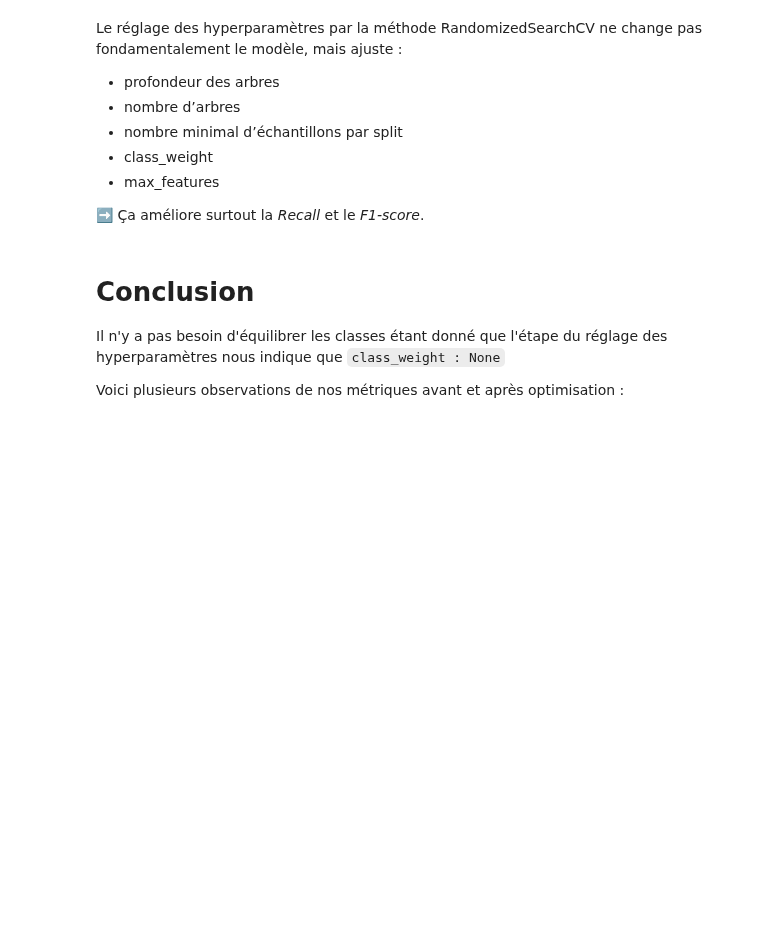
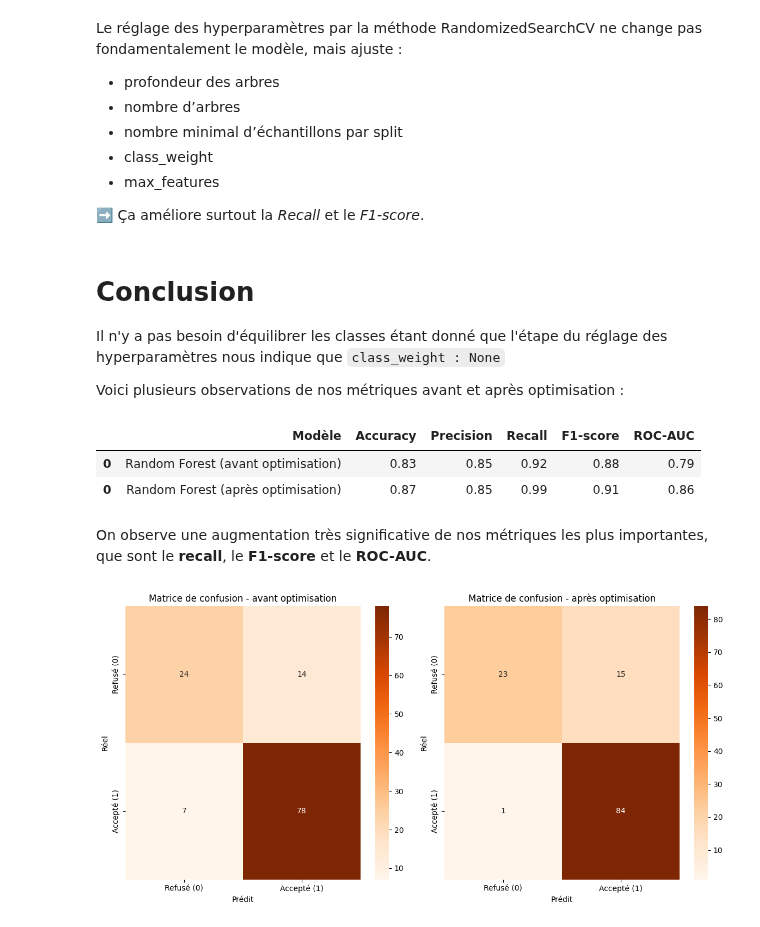
Before and after one commit to ach224/Prediction_eligibilite_pret_bancaire, a Jupyter notebook: Optimisation_Aïcha.ipynb, the cells around one changed output. Saved outputs shown, nothing was run; the diff lists cells and outputs as text; code cells hidden in the pictures; blank space fills up the shorter version.

Commit message:
Matrice de confusion

```diff
--- a/Optimisation_Aïcha.ipynb
+++ b/Optimisation_Aïcha.ipynb
@@ -257,3 +257,39 @@ Le réglage des hyperparamètres par la méthode RandomizedSearchCV ne change pa
 Il n'y a pas besoin d'équilibrer les classes étant donné que l'étape du réglage des hyperparamètres nous indique que `class_weight : None`
 
 Voici plusieurs observations de nos métriques avant et après optimisation :
+# %%
+RF_after_rsCV["Modèle"] = "Random Forest (après optimisation)"
+RF_after_opt = RF_after_rsCV
+RF_compare = pd.concat([RF_before_opt, RF_after_opt])
+display(RF_compare.round(2))
+# %% [output]
+|  | Modèle | Accuracy | Precision | Recall | F1-score | ROC-AUC |
+| 0 | Random Forest (avant optimisation) | 0.83 | 0.85 | 0.92 | 0.88 | 0.79 |
+| 0 | Random Forest (après optimisation) | 0.87 | 0.85 | 0.99 | 0.91 | 0.86 |
+# %% [markdown]
+On observe une augmentation très significative de nos métriques les plus importantes, que sont le **recall**, le **F1-score** et le **ROC-AUC**.
+# %%
+# Comparaison des matrices de confusion
+import seaborn as sns
+import matplotlib.pyplot as plt
+from sklearn.metrics import confusion_matrix
+
+cm1 = confusion_matrix(y_test, y_pred_base)
+cm2 = confusion_matrix(y_test, y_pred_after_rsCV)
+
+# fig = plt.figure(figsize=(12, 6)).subplots(1,2)
+fig, axes = plt.subplots(1,2, figsize = (12,6))
+sns.heatmap(cm1, ax = axes[0], annot=True, cmap="Oranges", xticklabels=["Refusé (0)", "Accepté (1)"], yticklabels=["Refusé (0)", "Accepté (1)"])
+axes[0].set_title("Matrice de confusion - avant optimisation")
+axes[0].set_xlabel("Prédit")
+axes[0].set_ylabel("Réel")
+
+sns.heatmap(cm2, ax = axes[1], annot=True, cmap="Oranges", xticklabels=["Refusé (0)", "Accepté (1)"], yticklabels=["Refusé (0)", "Accepté (1)"])
+axes[1].set_title("Matrice de confusion - après optimisation")
+axes[1].set_xlabel("Prédit")
+axes[1].set_ylabel("Réel")
+
+plt.tight_layout()
+plt.show()
+# %% [output]
+[figure, added]
```
Also changed, not shown: parts of 1 cell of this notebook.
